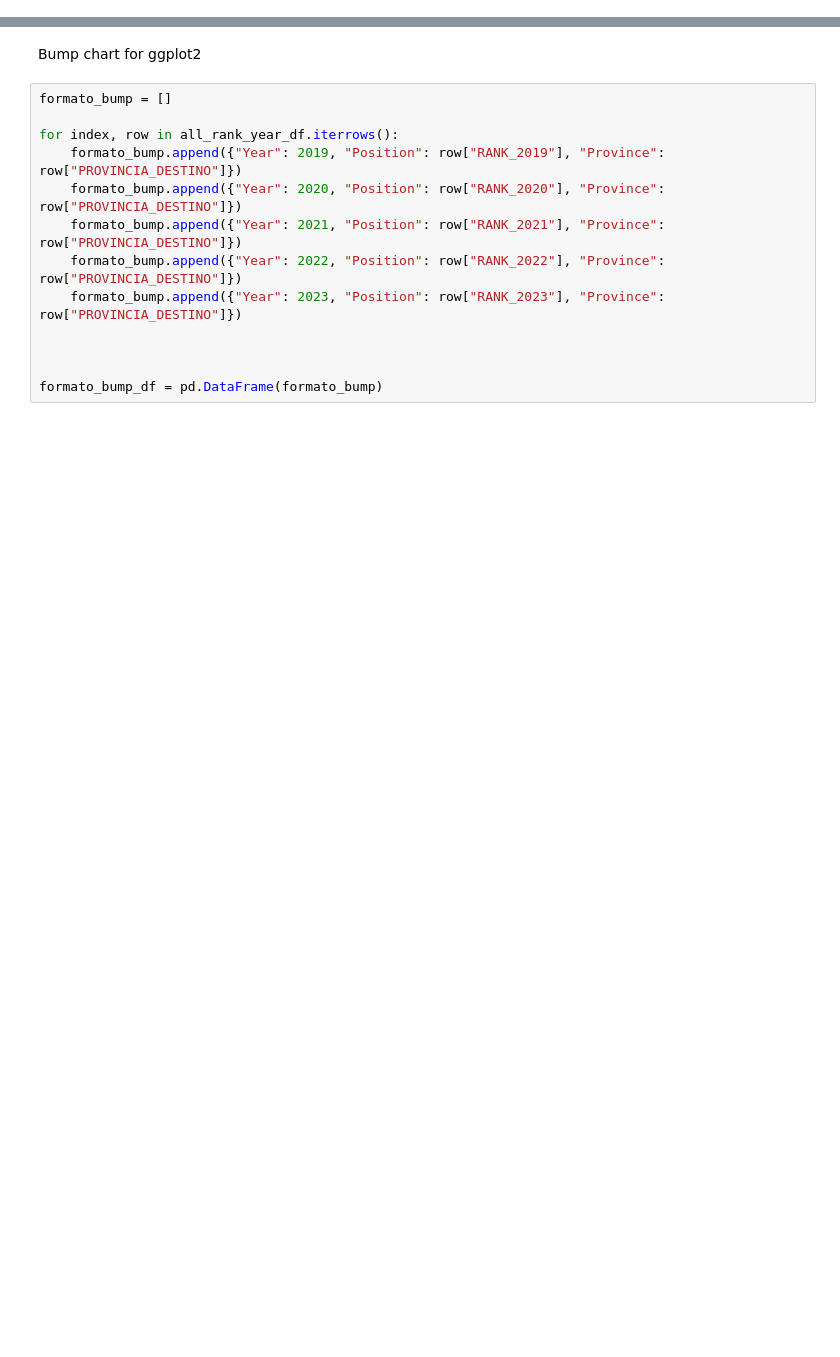
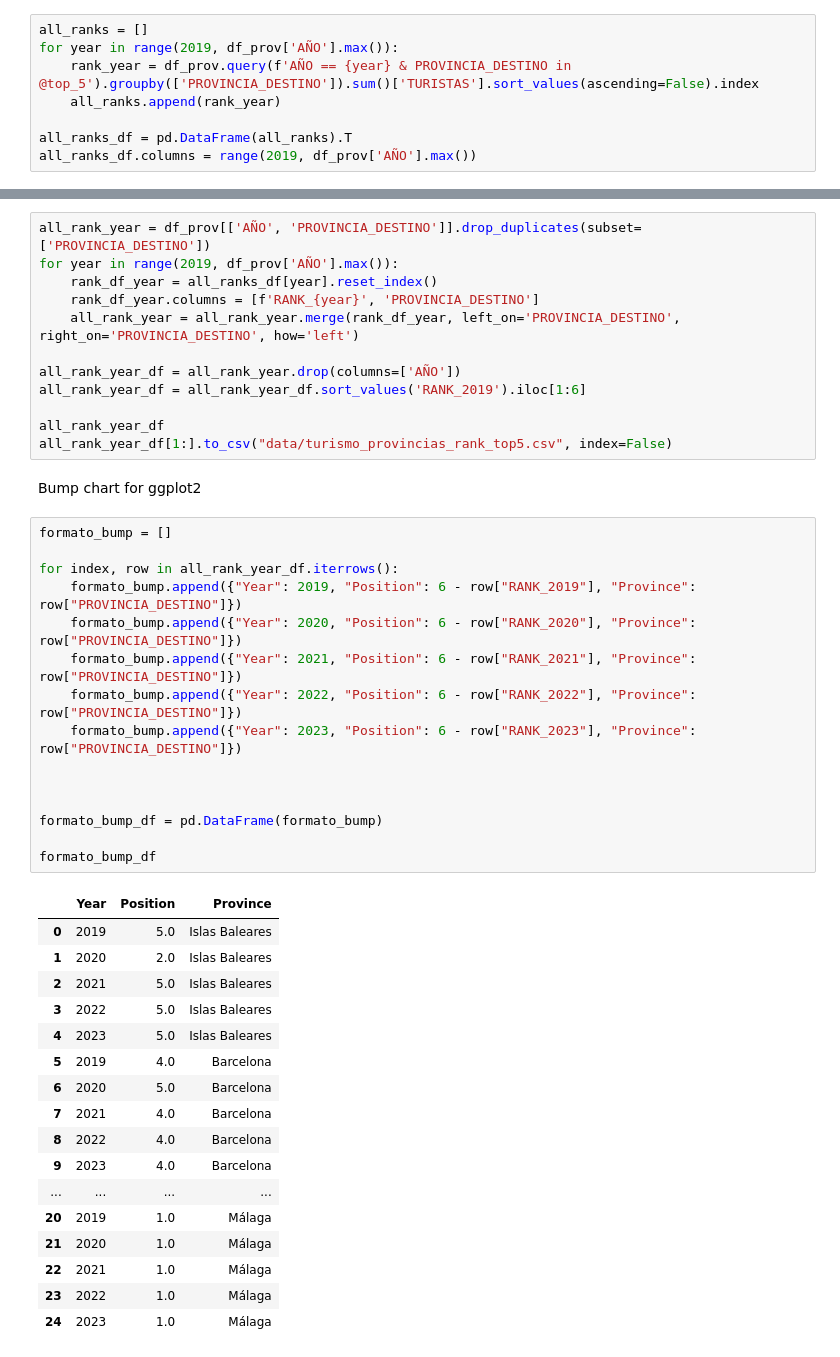
Before and after one commit to andreucs/vis-proy, a Jupyter notebook: preparación_hex_map.ipynb, the cells around one changed output, grey strips where cells are left out. Cells and saved outputs as stored; diff of their text form; blank space fills up the shorter version.

Commit message:
modify bump and aluvial to top5

```diff
--- a/preparación_hex_map.ipynb
+++ b/preparación_hex_map.ipynb
@@ -215,2 +215,10 @@ top_five_provinces = total_turistas_provincia.nlargest(6, 'TOTAL_TURISTAS')
 #solamente para eliminar y no tener en cuenta el total nacional (ejecutar si se quiere eliminar)
 #top_five_provinces = top_five_provinces.drop(45)
+# %%
+all_ranks = []
+for year in range(2019, df_prov['AÑO'].max()):
+    rank_year = df_prov.query(f'AÑO == {year} & PROVINCIA_DESTINO in @top_5').groupby(['PROVINCIA_DESTINO']).sum()['TURISTAS'].sort_values(ascending=False).index
+    all_ranks.append(rank_year)
+
+all_ranks_df = pd.DataFrame(all_ranks).T
+all_ranks_df.columns = range(2019, df_prov['AÑO'].max())
@@ -217,16 +234,48 @@ top_five_provinces = total_turistas_provincia.nlargest(6, 'TOTAL_TURISTAS')
+# %%
+all_rank_year = df_prov[['AÑO', 'PROVINCIA_DESTINO']].drop_duplicates(subset=['PROVINCIA_DESTINO'])
+for year in range(2019, df_prov['AÑO'].max()):
+    rank_df_year = all_ranks_df[year].reset_index()
+    rank_df_year.columns = [f'RANK_{year}', 'PROVINCIA_DESTINO']
+    all_rank_year = all_rank_year.merge(rank_df_year, left_on='PROVINCIA_DESTINO', right_on='PROVINCIA_DESTINO', how='left')
+
+all_rank_year_df = all_rank_year.drop(columns=['AÑO'])
+all_rank_year_df = all_rank_year_df.sort_values('RANK_2019').iloc[1:6]
+
+all_rank_year_df
+all_rank_year_df[1:].to_csv("data/turismo_provincias_rank_top5.csv", index=False)
 # %% [markdown]
 Bump chart for ggplot2
 # %%
 formato_bump = []
 
 for index, row in all_rank_year_df.iterrows():
-    formato_bump.append({"Year": 2019, "Position": row["RANK_2019"], "Province": row["PROVINCIA_DESTINO"]})
-    formato_bump.append({"Year": 2020, "Position": row["RANK_2020"], "Province": row["PROVINCIA_DESTINO"]})
-    formato_bump.append({"Year": 2021, "Position": row["RANK_2021"], "Province": row["PROVINCIA_DESTINO"]})
-    formato_bump.append({"Year": 2022, "Position": row["RANK_2022"], "Province": row["PROVINCIA_DESTINO"]})
-    formato_bump.append({"Year": 2023, "Position": row["RANK_2023"], "Province": row["PROVINCIA_DESTINO"]})
+    formato_bump.append({"Year": 2019, "Position": 6 - row["RANK_2019"], "Province": row["PROVINCIA_DESTINO"]})
+    formato_bump.append({"Year": 2020, "Position": 6 - row["RANK_2020"], "Province": row["PROVINCIA_DESTINO"]})
+    formato_bump.append({"Year": 2021, "Position": 6 - row["RANK_2021"], "Province": row["PROVINCIA_DESTINO"]})
+    formato_bump.append({"Year": 2022, "Position": 6 - row["RANK_2022"], "Province": row["PROVINCIA_DESTINO"]})
+    formato_bump.append({"Year": 2023, "Position": 6 - row["RANK_2023"], "Province": row["PROVINCIA_DESTINO"]})
 
 
 
 formato_bump_df = pd.DataFrame(formato_bump)
+
+formato_bump_df
+# %% [output]
+|  | Year | Position | Province |
+| 0 | 2019 | 5.0 | Islas Baleares |
+| 1 | 2020 | 2.0 | Islas Baleares |
+| 2 | 2021 | 5.0 | Islas Baleares |
+| 3 | 2022 | 5.0 | Islas Baleares |
+| 4 | 2023 | 5.0 | Islas Baleares |
+| 5 | 2019 | 4.0 | Barcelona |
+| 6 | 2020 | 5.0 | Barcelona |
+| 7 | 2021 | 4.0 | Barcelona |
+| 8 | 2022 | 4.0 | Barcelona |
+| 9 | 2023 | 4.0 | Barcelona |
+| ... | ... | ... | ... |
+| 20 | 2019 | 1.0 | Málaga |
+| 21 | 2020 | 1.0 | Málaga |
+| 22 | 2021 | 1.0 | Málaga |
+| 23 | 2022 | 1.0 | Málaga |
+| 24 | 2023 | 1.0 | Málaga |
 # %%
```
Also changed, not shown: parts of 3 cells of this notebook.
